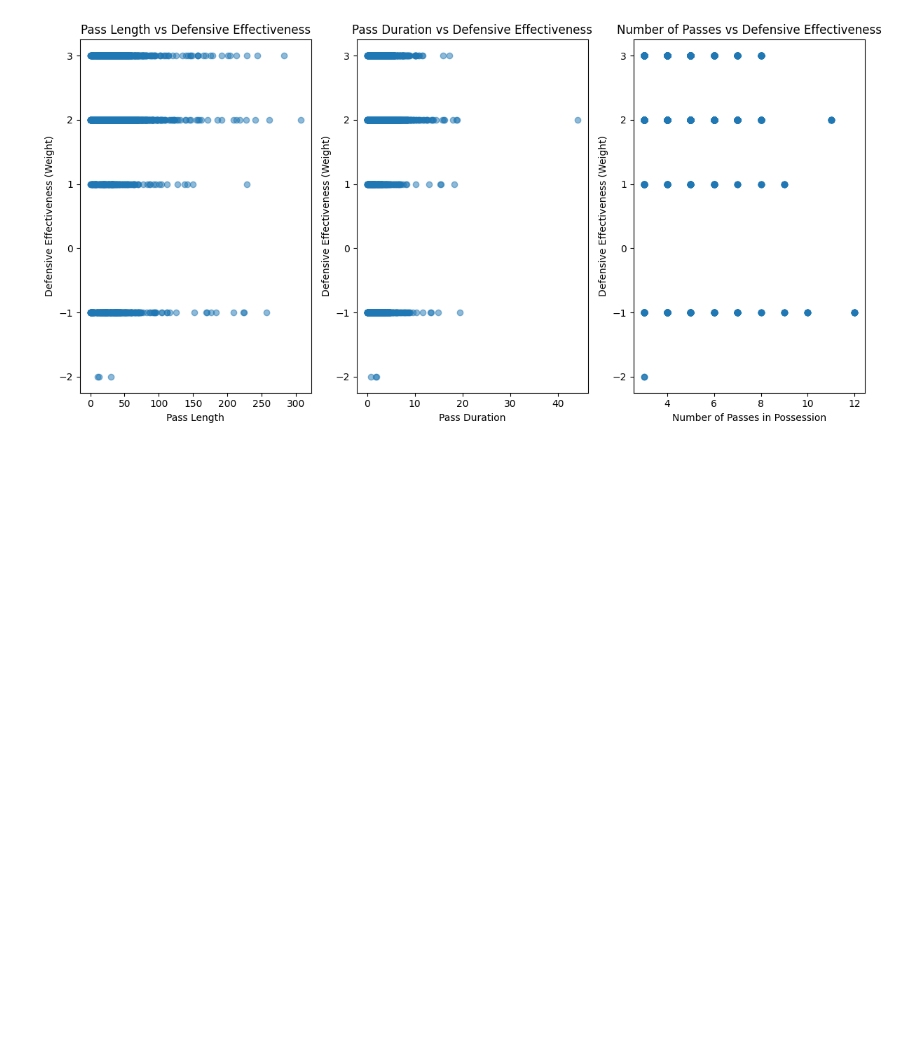
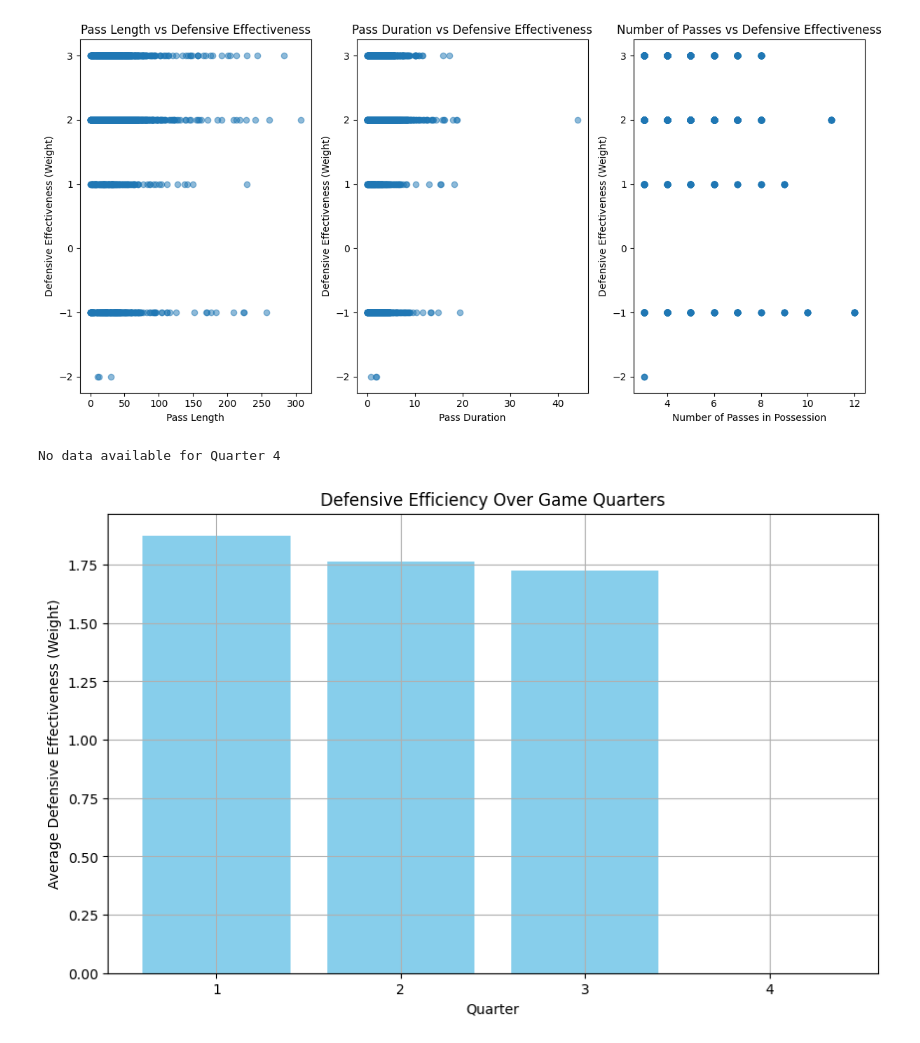
Before and after one commit to Jonathannsegal/networks, a Jupyter notebook: analysis.ipynb, the cells around one changed output. Saved outputs shown, nothing was run; the diff lists cells and outputs as text; code cells hidden in the pictures; blank space fills up the shorter version.

```diff
--- a/analysis.ipynb
+++ b/analysis.ipynb
@@ -318,3 +318,38 @@ def perform_passing_pattern_analysis():
 perform_passing_pattern_analysis()
 # %% [output]
 [figure]
+# %%
+def analyze_defensive_efficiency_over_segments():
+    possessions = read_data_for_jonathan()
+
+    # Initialize a dictionary to hold total weight for each quarter
+    defensive_efficiency_by_quarter = {1: [], 2: [], 3: [], 4: []}
+
+    for possession in possessions:
+        quarter = possession.get('Quarter', 0)
+        if quarter in defensive_efficiency_by_quarter:
+            defensive_efficiency_by_quarter[quarter].append(possession.get('Weight', 0))
+
+    # Check if there are possessions for each quarter
+    for quarter in range(1, 5):
+        if not defensive_efficiency_by_quarter[quarter]:
+            print(f"No data available for Quarter {quarter}")
+
+    # Calculate average or total effectiveness per quarter
+    avg_defensive_efficiency = {quarter: sum(weights) / len(weights) if weights else 0
+                                for quarter, weights in defensive_efficiency_by_quarter.items()}
+
+    # Visualization
+    plt.figure(figsize=(10, 6))
+    plt.bar(avg_defensive_efficiency.keys(), avg_defensive_efficiency.values(), color='skyblue')
+    plt.xlabel('Quarter')
+    plt.ylabel('Average Defensive Effectiveness (Weight)')
+    plt.title('Defensive Efficiency Over Game Quarters')
+    plt.xticks([1, 2, 3, 4])  # Set x-ticks to quarter numbers
+    plt.grid(True)
+    plt.show()
+
+analyze_defensive_efficiency_over_segments()
+# %% [output]
+No data available for Quarter 4
+[figure, added]
```
